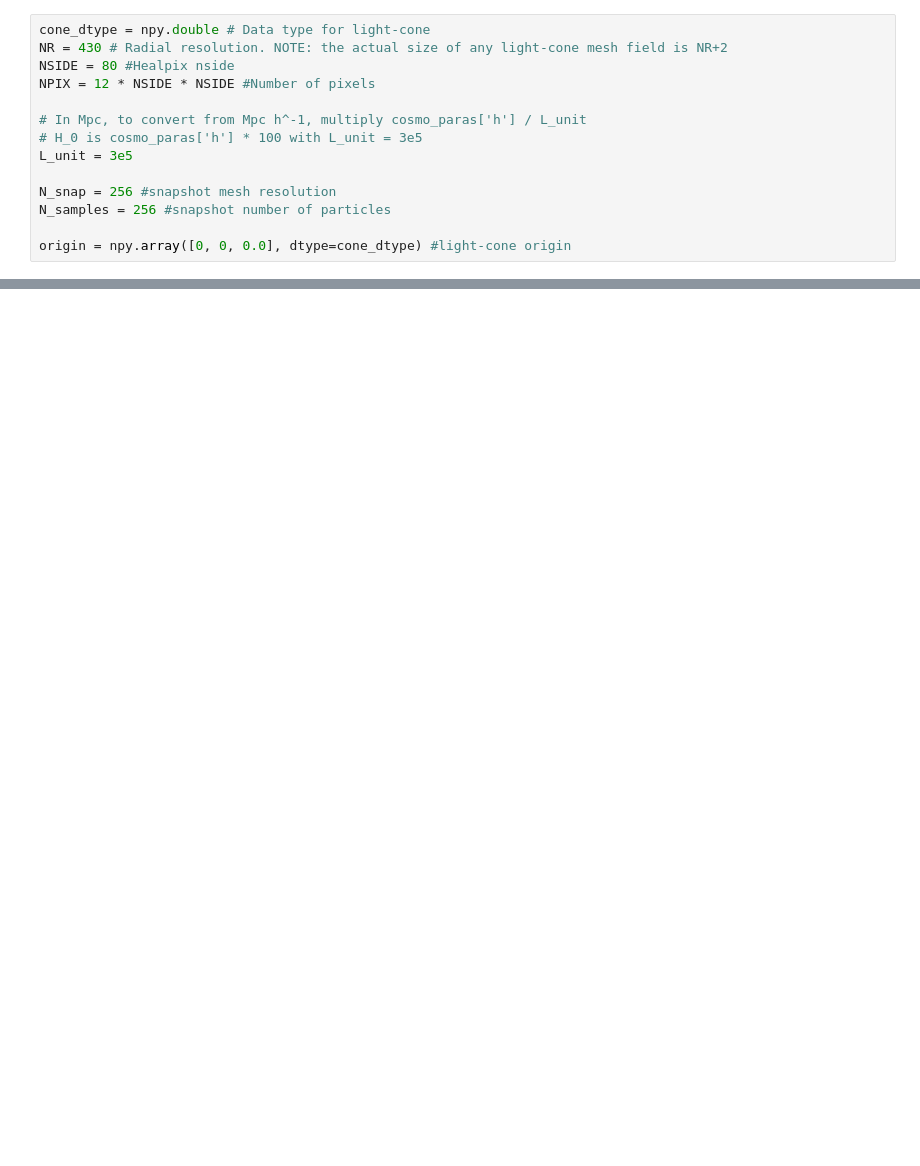
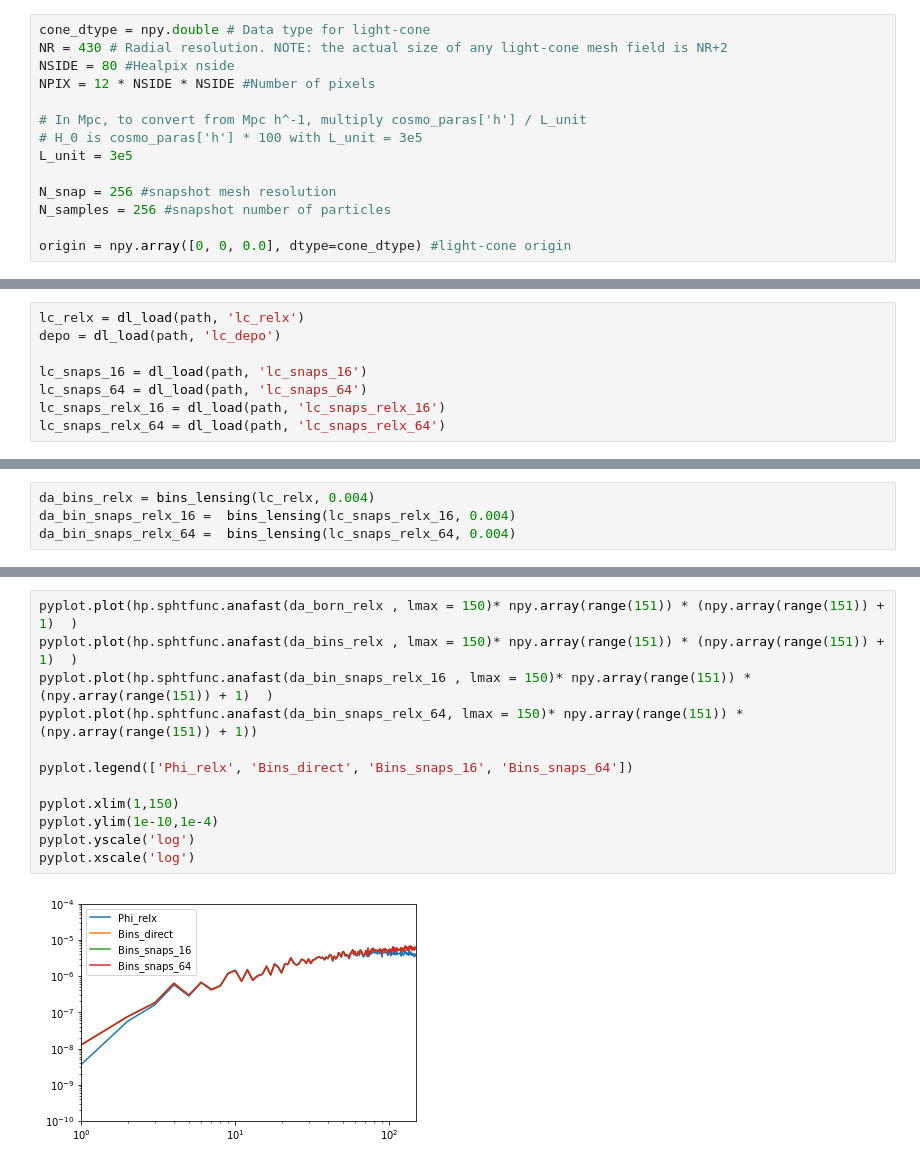
Before and after one commit to ctian282/lcmetric, a Jupyter notebook: examples.ipynb, the cells around one changed output, grey strips where cells are left out. Cells and saved outputs as stored; diff of their text form; blank space fills up the shorter version.

```diff
--- a/examples.ipynb
+++ b/examples.ipynb
@@ -224,0 +306,8 @@ lc.build_lcmetric()
+# %%
+lc_relx = dl_load(path, 'lc_relx')
+depo = dl_load(path, 'lc_depo')
+
+lc_snaps_16 = dl_load(path, 'lc_snaps_16')
+lc_snaps_64 = dl_load(path, 'lc_snaps_64')
+lc_snaps_relx_16 = dl_load(path, 'lc_snaps_relx_16')
+lc_snaps_relx_64 = dl_load(path, 'lc_snaps_relx_64')
@@ -224,0 +338,4 @@ lc.build_lcmetric()
+# %%
+da_bins_relx = bins_lensing(lc_relx, 0.004)
+da_bin_snaps_relx_16 =  bins_lensing(lc_snaps_relx_16, 0.004)
+da_bin_snaps_relx_64 =  bins_lensing(lc_snaps_relx_64, 0.004)
@@ -224,0 +362,14 @@ lc.build_lcmetric()
+# %%
+pyplot.plot(hp.sphtfunc.anafast(da_born_relx , lmax = 150)* npy.array(range(151)) * (npy.array(range(151)) + 1)  )
+pyplot.plot(hp.sphtfunc.anafast(da_bins_relx , lmax = 150)* npy.array(range(151)) * (npy.array(range(151)) + 1)  )
+pyplot.plot(hp.sphtfunc.anafast(da_bin_snaps_relx_16 , lmax = 150)* npy.array(range(151)) * (npy.array(range(151)) + 1)  )
+pyplot.plot(hp.sphtfunc.anafast(da_bin_snaps_relx_64, lmax = 150)* npy.array(range(151)) * (npy.array(range(151)) + 1))
+
+pyplot.legend(['Phi_relx', 'Bins_direct', 'Bins_snaps_16', 'Bins_snaps_64'])
+
+pyplot.xlim(1,150)
+pyplot.ylim(1e-10,1e-4)
+pyplot.yscale('log')
+pyplot.xscale('log')
+# %% [output]
+[figure, added]
```
Also changed, not shown: parts of 35 cells of this notebook, 9 other files.
